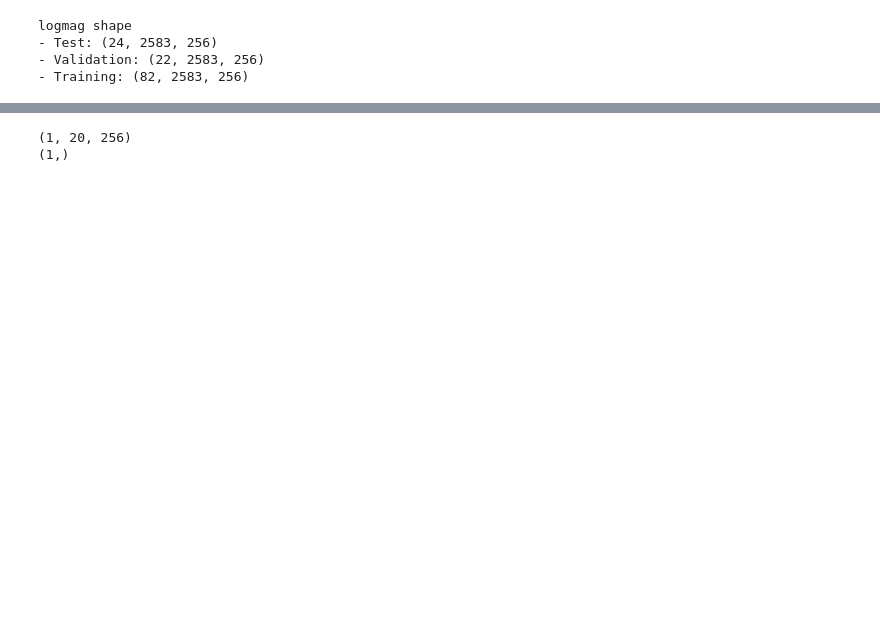
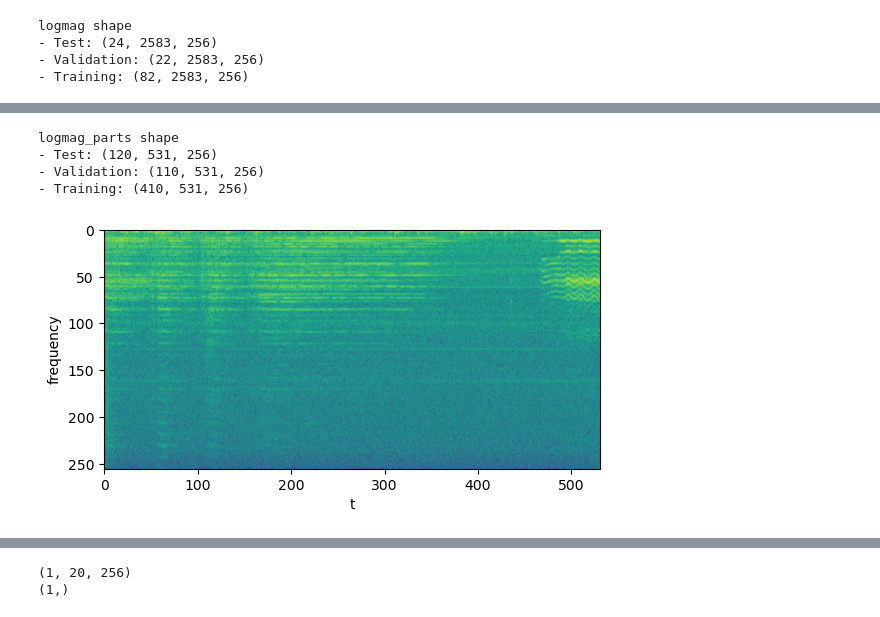
Before and after one commit to jkcas22/music_speech, a Jupyter notebook: RNN.ipynb, the cells around one changed output, grey strips where cells are left out. Saved outputs shown, nothing was run; the diff lists cells and outputs as text; code cells hidden in the pictures; blank space fills up the shorter version.

```diff
--- a/RNN.ipynb
+++ b/RNN.ipynb
@@ -160,0 +158,40 @@ plt.show()
+# %%
+patch_step = 1
+patch_size = 20
+
+n_timesteps, n_feature = train_logmag[0].shape
+
+part_split = 5
+part_step = (n_timesteps-(patch_size-patch_step))//part_split
+part_size = part_step + (patch_size-patch_step)
+
+train_logmag_parts = patches(train_logmag,part_step,part_size)
+validate_logmag_parts = patches(validate_logmag,part_step,part_size)
+test_logmag_parts = patches(test_logmag,part_step,part_size)
+
+_, _, n_timesteps, n_feature = train_logmag_parts.shape
+
+train_logmag_parts = np.reshape(train_logmag_parts,(-1,n_timesteps, n_feature))
+validate_logmag_parts = np.reshape(validate_logmag_parts,(-1,n_timesteps, n_feature))
+test_logmag_parts = np.reshape(test_logmag_parts,(-1,n_timesteps, n_feature))
+
+train_labels_parts = np.array([train_labels]*part_split).T.flatten()
+validate_labels_parts = np.array([validate_labels]*part_split).T.flatten()
+test_labels_parts = np.array([test_labels]*part_split).T.flatten()
+
+print("logmag_parts shape")
+print(f"- Test: {test_logmag_parts.shape}")
+print(f"- Validation: {validate_logmag_parts.shape}")
+print(f"- Training: {train_logmag_parts.shape}")
+# %% [output]
+logmag_parts shape
+- Test: (120, 531, 256)
+- Validation: (110, 531, 256)
+- Training: (410, 531, 256)
+# %%
+plt.imshow(train_logmag_parts[0].T)
+plt.xlabel('t')
+plt.ylabel('frequency')
+plt.show()
+# %% [output]
+[figure, added]
```
Also changed, not shown: parts of 16 cells of this notebook.
